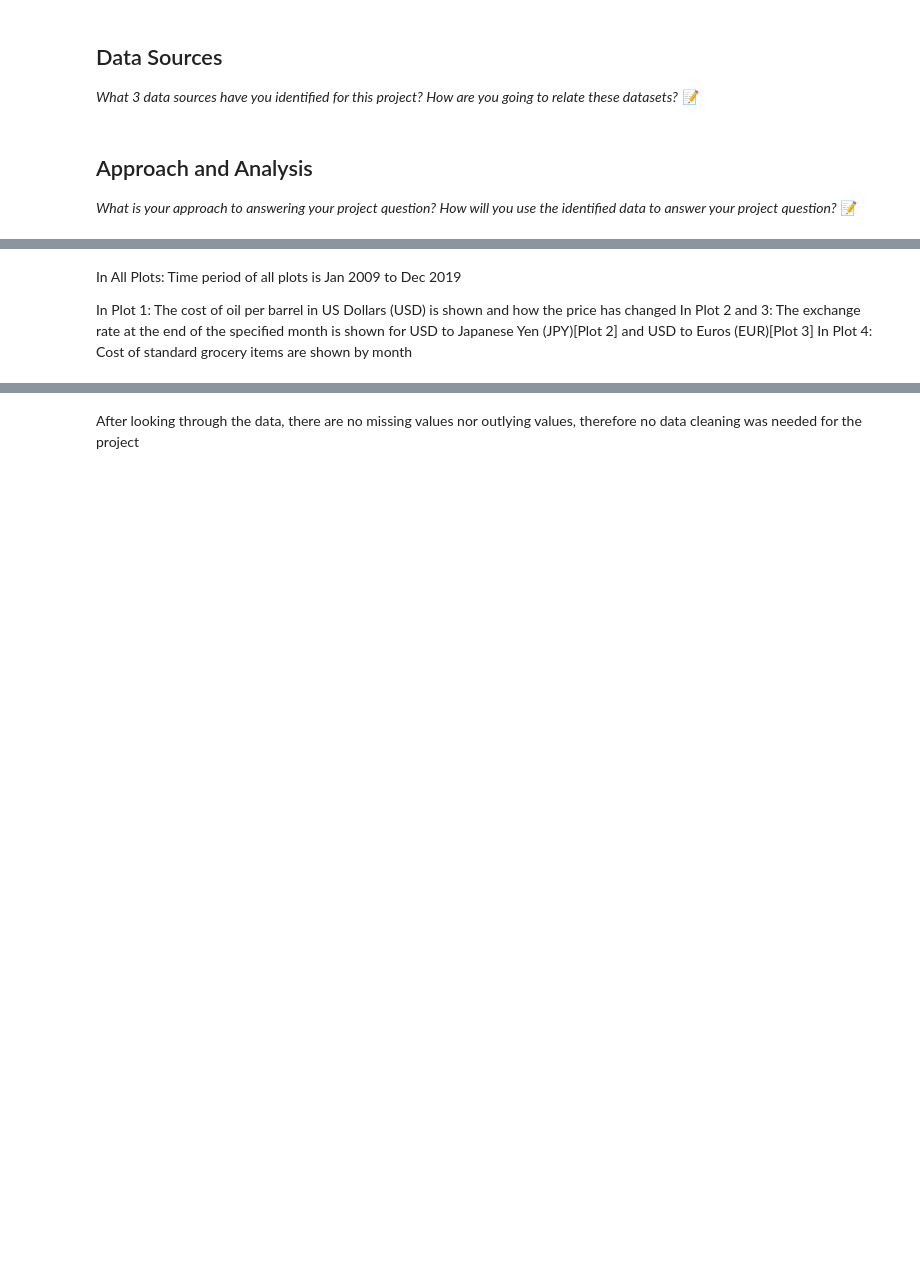
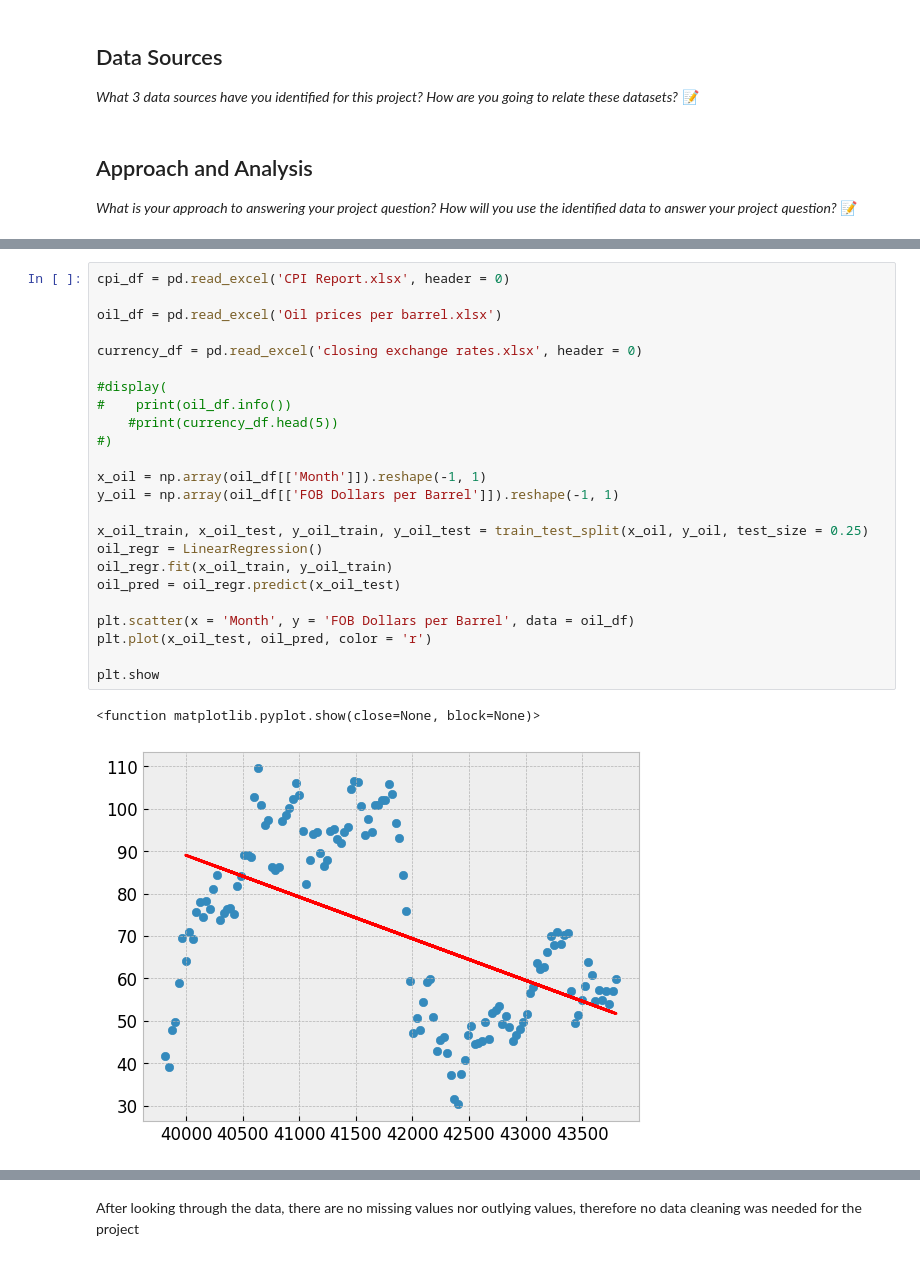
Before and after one commit to IT4063c-Spring23/final-project-tomh237, a Jupyter notebook: source.ipynb, the cells around one changed output, grey strips where cells are left out. Cells and saved outputs as stored; diff of their text form; blank space fills up the shorter version.

```diff
--- a/source.ipynb
+++ b/source.ipynb
@@ -72,6 +47,27 @@ regr.score(x_test, y_test)
-# %% [markdown]
-In All Plots: Time period of all plots is Jan 2009 to Dec 2019
-
-In Plot 1: The cost of oil per barrel in US Dollars (USD) is shown and how the price has changed
-In Plot 2 and 3: The exchange rate at the end of the specified month is shown for USD to Japanese Yen (JPY)[Plot 2] and USD to Euros (EUR)[Plot 3]
-In Plot 4: Cost of standard grocery items are shown by month
+# %%
+cpi_df = pd.read_excel('CPI Report.xlsx', header = 0)
+
+oil_df = pd.read_excel('Oil prices per barrel.xlsx')
+
+currency_df = pd.read_excel('closing exchange rates.xlsx', header = 0)
+
+#display(
+#    print(oil_df.info())
+    #print(currency_df.head(5))
+#)
+
+x_oil = np.array(oil_df[['Month']]).reshape(-1, 1)
+y_oil = np.array(oil_df[['FOB Dollars per Barrel']]).reshape(-1, 1)
+
+x_oil_train, x_oil_test, y_oil_train, y_oil_test = train_test_split(x_oil, y_oil, test_size = 0.25)
+oil_regr = LinearRegression()
+oil_regr.fit(x_oil_train, y_oil_train)
+oil_pred = oil_regr.predict(x_oil_test)
+
+plt.scatter(x = 'Month', y = 'FOB Dollars per Barrel', data = oil_df)
+plt.plot(x_oil_test, oil_pred, color = 'r')
+
+plt.show
+# %% [output]
+<function matplotlib.pyplot.show(close=None, block=None)>
+[figure, added]
```
Also changed, not shown: parts of 8 cells of this notebook, 4 other files.
